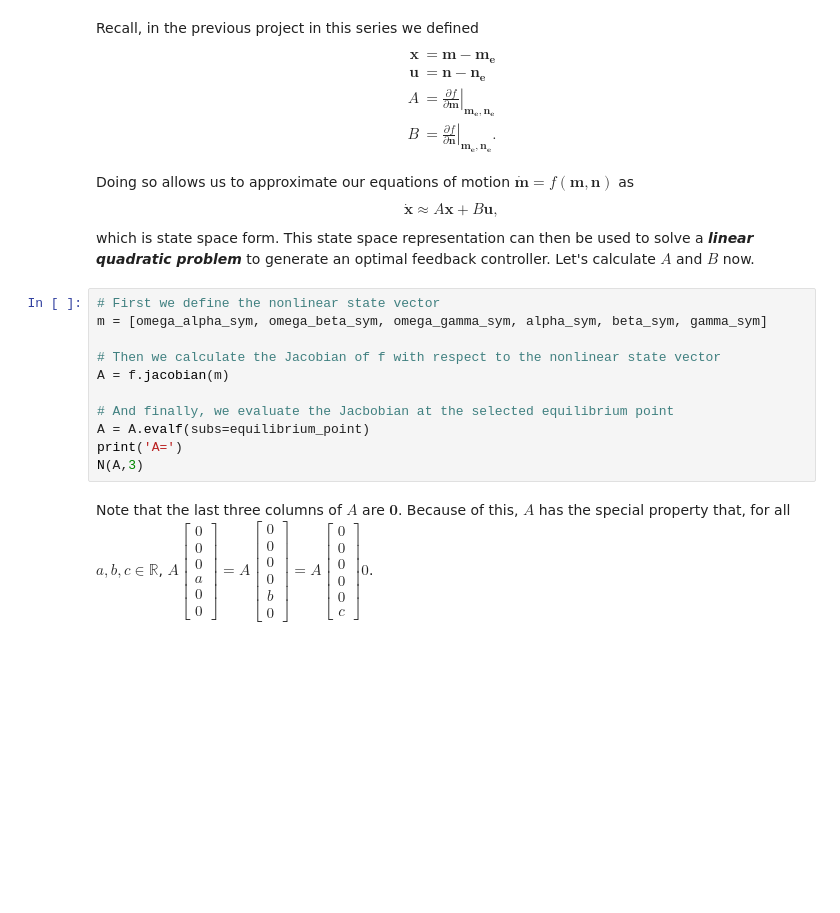
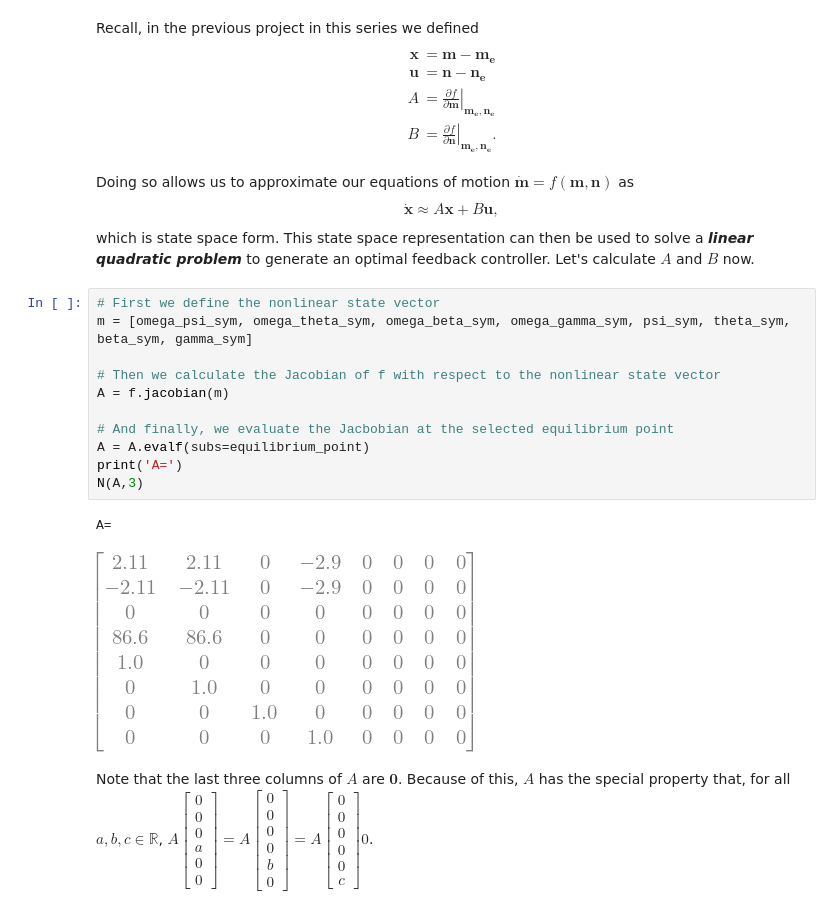
Before and after one commit to condynsate/condynsate, a Jupyter notebook: projects/03_control_moment_gyroscope_series/02_double_axis_cmg.ipynb, the cells around one changed output. Cells and saved outputs as stored; diff of their text form; blank space fills up the shorter version.

```diff
--- a/projects/03_control_moment_gyroscope_series/02_double_axis_cmg.ipynb
+++ b/projects/03_control_moment_gyroscope_series/02_double_axis_cmg.ipynb
@@ -342,15 +355,18 @@ $$
 which is state space form. This state space representation can then be used to solve a ***linear quadratic problem*** to generate an optimal feedback controller. Let's calculate $A$ and $B$ now.
 # %%
 # First we define the nonlinear state vector
-m = [omega_alpha_sym, omega_beta_sym, omega_gamma_sym, alpha_sym, beta_sym, gamma_sym]
+m = [omega_psi_sym, omega_theta_sym, omega_beta_sym, omega_gamma_sym, psi_sym, theta_sym, beta_sym, gamma_sym]
 
 # Then we calculate the Jacobian of f with respect to the nonlinear state vector
 A = f.jacobian(m)
 
 # And finally, we evaluate the Jacbobian at the selected equilibrium point
 A = A.evalf(subs=equilibrium_point)
 print('A=')
 N(A,3)
+# %% [output]
+A=
+[figure, added]
 # %% [markdown]
 Note that the last three columns of $A$ are $\mathbf{0}$. Because of this, $A$ has the special property that, for all $a,b,c\in\mathbb{R}$,
 $A\begin{bmatrix}0\\0\\0\\a\\0\\0\end{bmatrix}=A\begin{bmatrix}0\\0\\0\\0\\b\\0\end{bmatrix}=A\begin{bmatrix}0\\0\\0\\0\\0\\c\end{bmatrix}0$.
```
Also changed, not shown: parts of 16 cells of this notebook, 11 other files.
